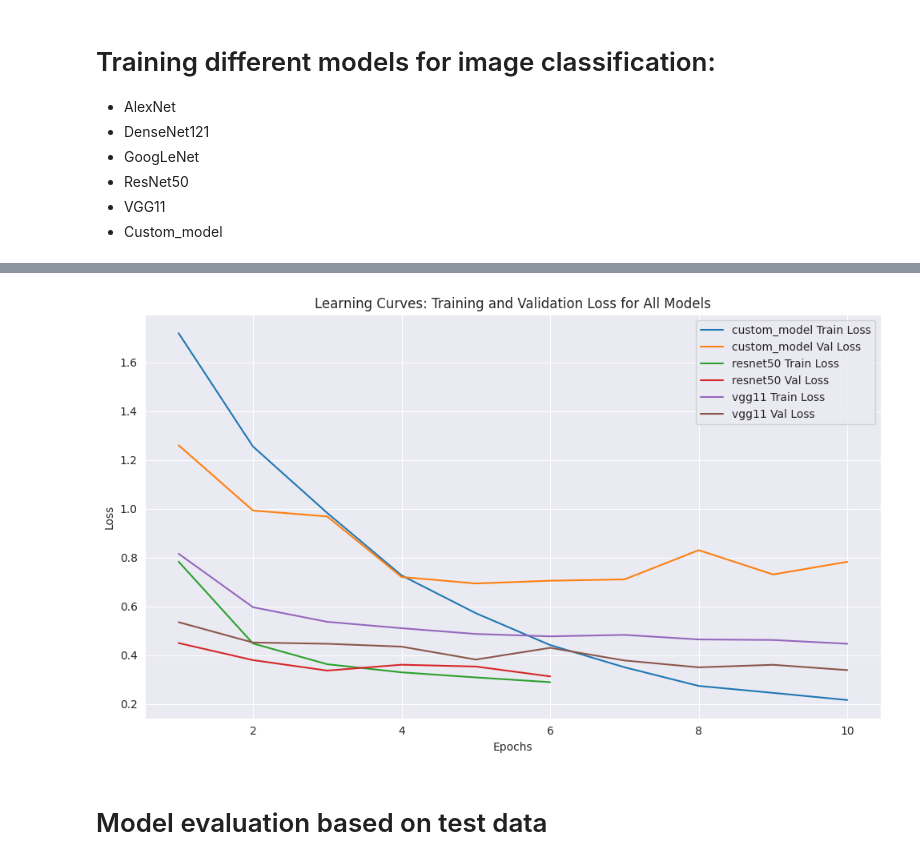
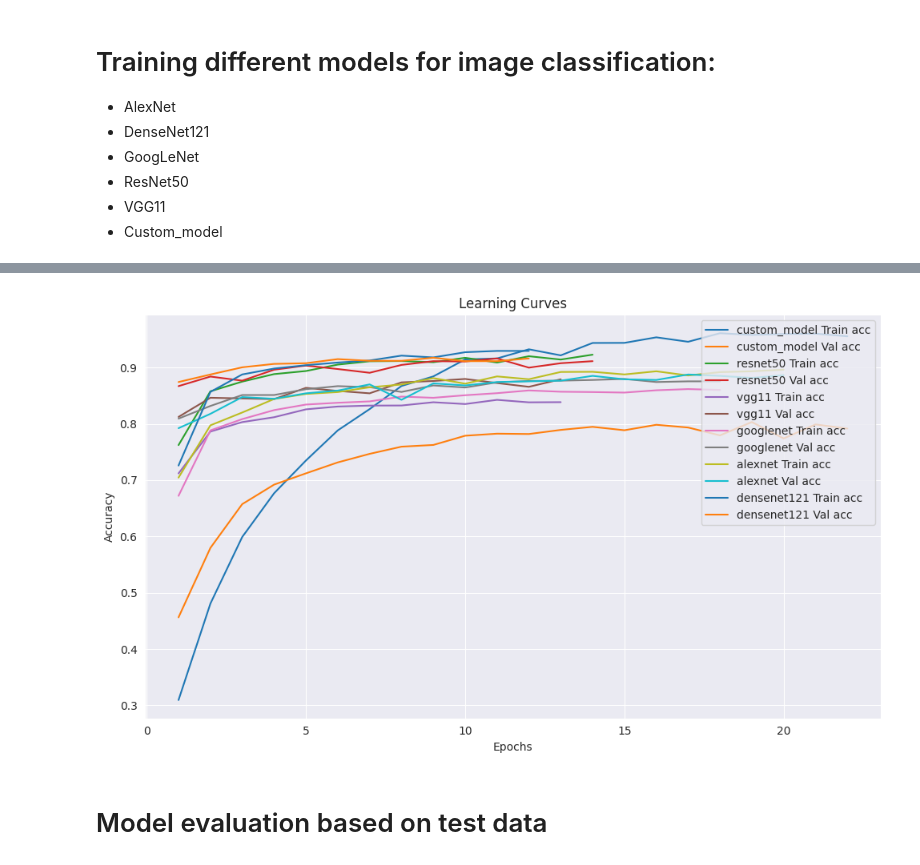
Before and after one commit to KarolWol/neural_network, a Jupyter notebook: NNs_comparison.ipynb, the cells around one changed output, grey strips where cells are left out. Drawn from its saved outputs; the diff is of its cells as text; code cells hidden in the pictures.

Commit message:
Tweaks + recent training_logs

```diff
--- a/NNs_comparison.ipynb
+++ b/NNs_comparison.ipynb
@@ -290,7 +290,7 @@ num_classes = len(class_names)
 models_dict = initialize_models(num_classes)
 criterion = nn.CrossEntropyLoss()
 best_val_acc_dict = {model_key: 0.0 for model_key in models_dict.keys()}
-num_epochs = 10
+num_epochs = 40
 
 # Early stopping parameters
 patience = 3
@@ -346,17 +346,17 @@ def plot_learning_curves():
     plt.figure(figsize=(10, 6))
 
     for model_key in models_dict.keys():
-        train_loss = learning_curves['train_loss'][model_key]
-        val_loss = learning_curves['val_loss'][model_key]
-        num_epochs_trained = len(train_loss)
+        train_acc = learning_curves['train_acc'][model_key]
+        val_acc = learning_curves['val_acc'][model_key]
+        num_epochs_trained = len(train_acc)
 
-        plt.plot(range(1, num_epochs_trained + 1), train_loss, label=f'{model_key} Train Loss')
+        plt.plot(range(1, num_epochs_trained + 1), train_acc, label=f'{model_key} Train acc')
 
-        plt.plot(range(1, num_epochs_trained + 1), val_loss, label=f'{model_key} Val Loss')
+        plt.plot(range(1, num_epochs_trained + 1), val_acc, label=f'{model_key} Val acc')
 
     plt.title('Learning Curves')
     plt.xlabel('Epochs')
-    plt.ylabel('Loss')
+    plt.ylabel('Accuracy')
     plt.legend(loc='upper right')
     plt.grid(True)
     plt.tight_layout()
@@ -382,6 +382,6 @@ VGG11 - model saved with improved validation accuracy.
 
 Training phase completed.
-[figure, old version]
+[figure, new version]
 # %% [markdown]
 # Model evaluation based on test data
 # %%
```
Also changed, not shown: parts of 4 cells of this notebook, 1 other file.
